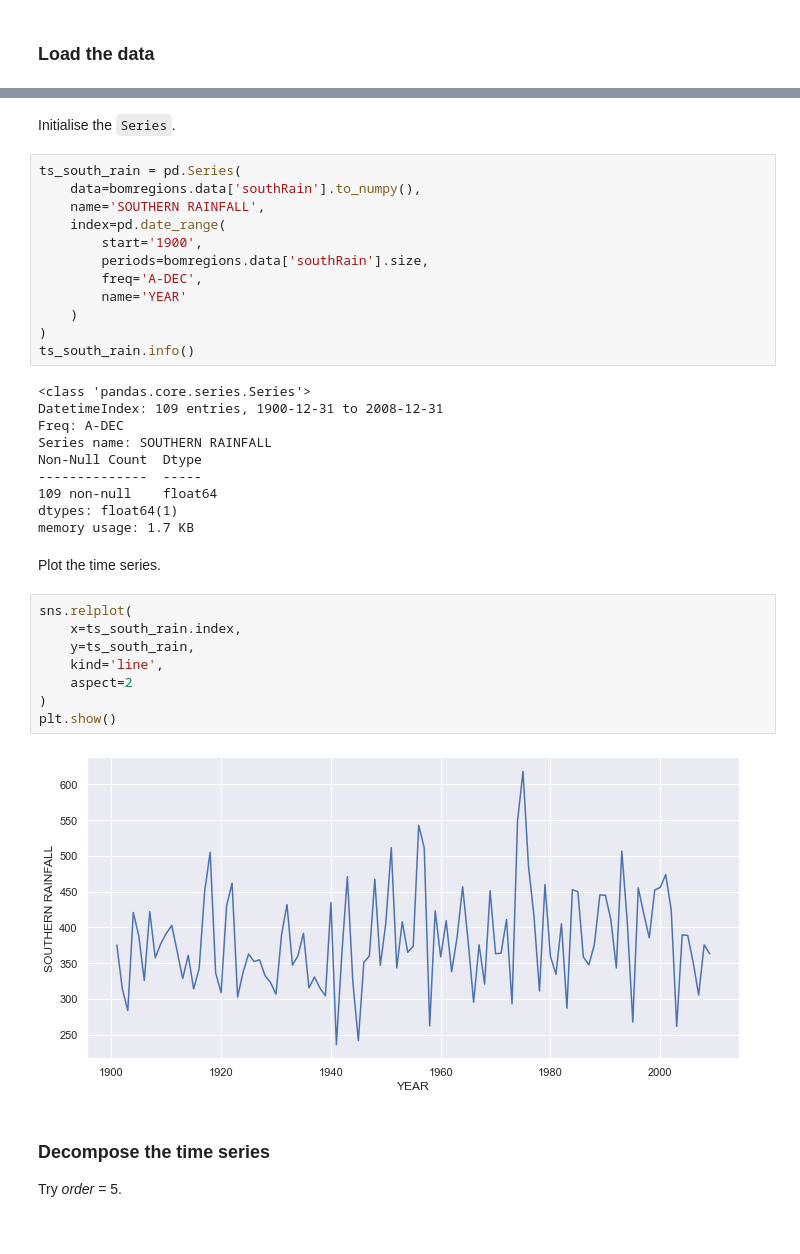
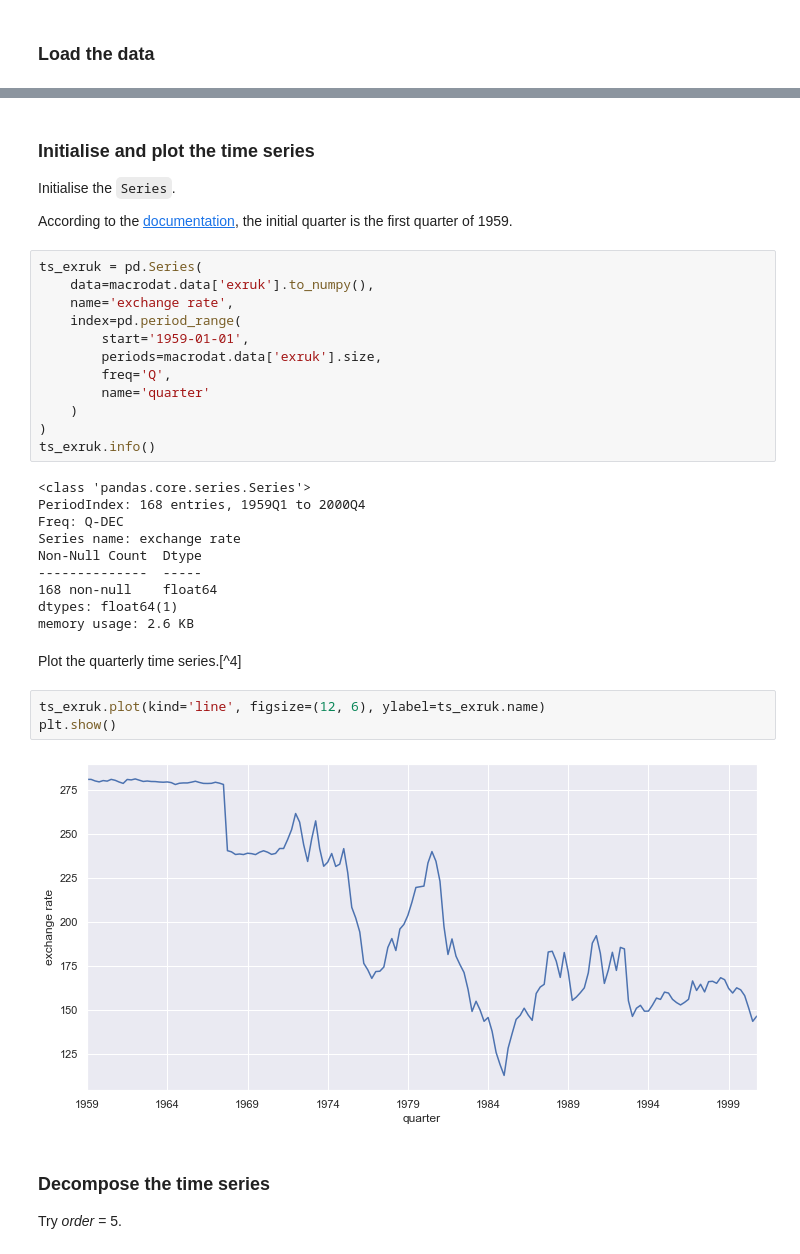
Before and after one commit to ljk233/laughingrook, a Jupyter notebook: posts/2022-05-16-decomposing_non_seasonal.ipynb, the cells around one changed output, grey strips where cells are left out. Drawn from its saved outputs; the diff is of its cells as text.

```diff
--- a/posts/2022-05-16-decomposing_non_seasonal.ipynb
+++ b/posts/2022-05-16-decomposing_non_seasonal.ipynb
@@ -72,39 +60,38 @@ Name: Year, dtype: int64
-# %% [markdown]
-Initialise the `Series`.
+# %% [markdown]
+### Initialise and plot the time series
+
+Initialise the `Series`.
+
+According to the [documentation](https://vincentarelbundock.github.io/Rdatasets/doc/Ecdat/Macrodat.html), the initial quarter is the first quarter of 1959.
 # %%
-ts_south_rain = pd.Series(
-    data=bomregions.data['southRain'].to_numpy(),
-    name='SOUTHERN RAINFALL',
-    index=pd.date_range(
-        start='1900',
-        periods=bomregions.data['southRain'].size,
-        freq='A-DEC',
-        name='YEAR'
+ts_exruk = pd.Series(
+    data=macrodat.data['exruk'].to_numpy(),
+    name='exchange rate',
+    index=pd.period_range(
+        start='1959-01-01',
+        periods=macrodat.data['exruk'].size,
+        freq='Q',
+        name='quarter'
     )
 )
-ts_south_rain.info()
+ts_exruk.info()
 # %% [output]
 <class 'pandas.core.series.Series'>
-DatetimeIndex: 109 entries, 1900-12-31 to 2008-12-31
-Freq: A-DEC
-Series name: SOUTHERN RAINFALL
+PeriodIndex: 168 entries, 1959Q1 to 2000Q4
+Freq: Q-DEC
+Series name: exchange rate
 Non-Null Count  Dtype
 --------------  -----
-109 non-null    float64
+168 non-null    float64
 dtypes: float64(1)
-memory usage: 1.7 KB
+memory usage: 2.6 KB
 # %% [markdown]
-Plot the time series.
+Plot the quarterly time series.[^4]
-# %%
-sns.relplot(
-    x=ts_south_rain.index,
-    y=ts_south_rain,
-    kind='line',
-    aspect=2
-)
-plt.show()
-# %% [output]
-[figure, removed]
+# %%
+ts_exruk.plot(kind='line', figsize=(12, 6), ylabel=ts_exruk.name)
+plt.show()
+# %% [output]
+[figure, added]
 # %% [markdown]
 ### Decompose the time series
 
```
Also changed, not shown: parts of 7 cells of this notebook, 49 other files.
